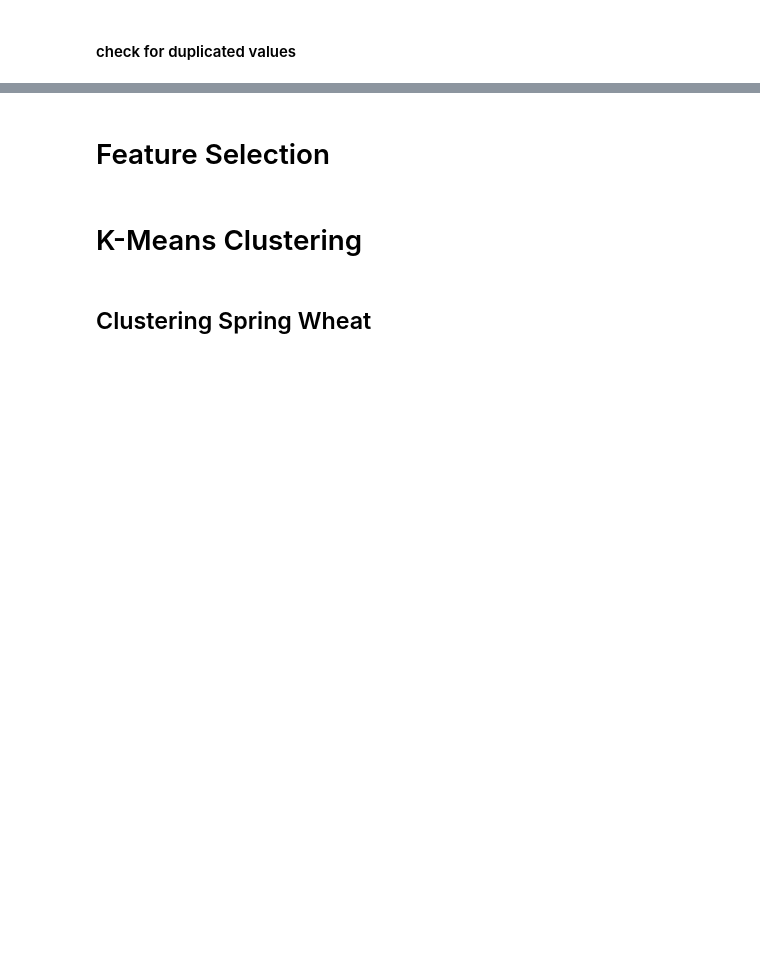
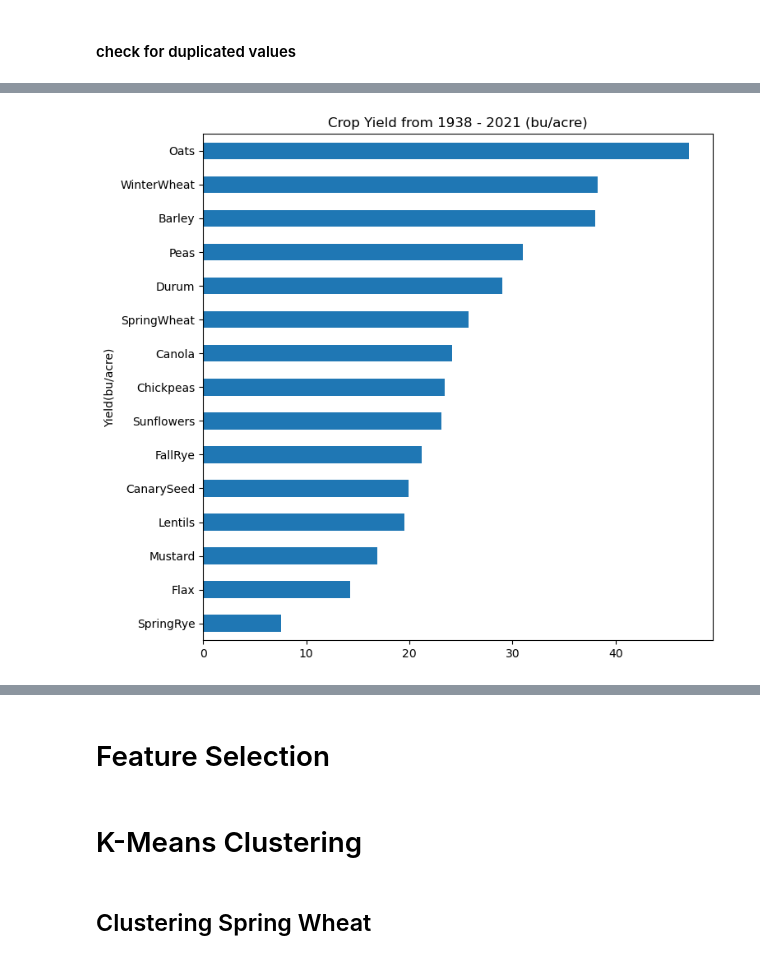
Before and after one commit to sherill2019/Palette_Assignment, a Jupyter notebook: Project/Project2.ipynb, the cells around one changed output, grey strips where cells are left out. Saved outputs shown, nothing was run; the diff lists cells and outputs as text; code cells hidden in the pictures; blank space fills up the shorter version.

```diff
--- a/Project/Project2.ipynb
+++ b/Project/Project2.ipynb
@@ -31,6 +53,9 @@ df_csv['Sunflowers']=df_csv['Sunflowers']/30
 df_csv['Lentils']=df_csv['Lentils']/60
 df_csv['CanarySeed']=df_csv['CanarySeed']/50
 df_csv['Chickpeas']=df_csv['Chickpeas']/60
+
+#cannot find conversion for Tame Hay
+df_csv.drop(['TameHay'],axis=1,inplace=True)
 # %%
 #load shp data
 gdf = gpd.read_file('Rural Municipality.shp')
@@ -73,3 +123,8 @@ df_describe
+# %%
+fig=df_describe.iloc[1, 2:17].sort_values(axis=0).plot(kind='barh',ylabel ='Yield(bu/acre)', figsize=(8,8),title='Crop Yield from 1938 - 2021 (bu/acre)').get_figure()
+fig.savefig('Crop Yield 1938 to 2021.jpg')
+# %% [output]
+[figure, added]
 # %%
 #count unique RM
 df_csv['RM'].unique()
```
Also changed, not shown: parts of 34 cells of this notebook.
